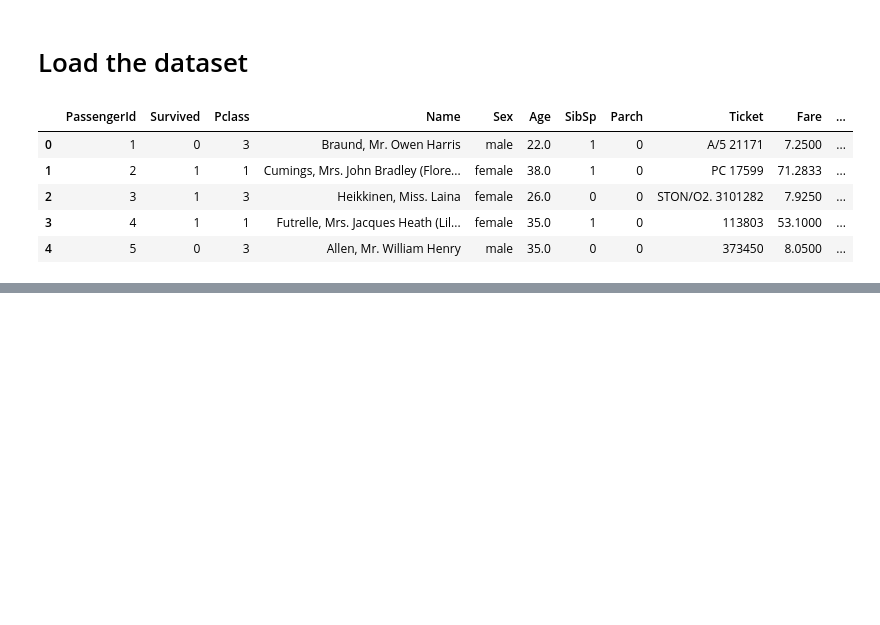
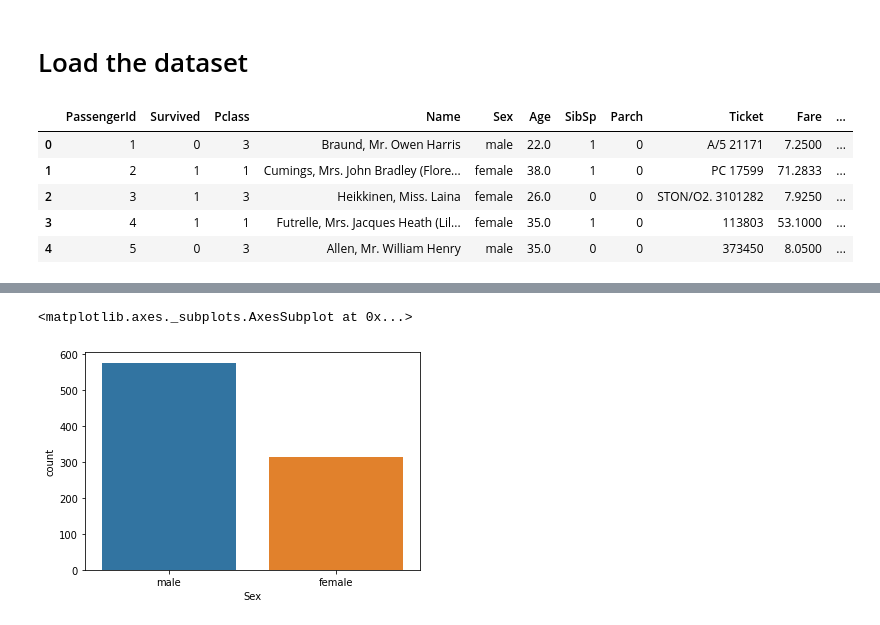
Before and after one commit to hirupiyumika/ML_Assignment2_IT18206524_IT18217414_IT18208368, a Jupyter notebook: Predict_survival_on_the_Titanic.ipynb, the cells around one changed output, grey strips where cells are left out. Saved outputs shown, nothing was run; the diff lists cells and outputs as text; code cells hidden in the pictures; blank space fills up the shorter version.

```diff
--- a/Predict_survival_on_the_Titanic.ipynb
+++ b/Predict_survival_on_the_Titanic.ipynb
@@ -27,0 +83,7 @@ train.head()
+# %%
+## categorical attributes
+
+sns.countplot(train['Sex'])
+# %% [output]
+<matplotlib.axes._subplots.AxesSubplot at 0x...>
+[figure, added]
```
Also changed, not shown: parts of 15 cells of this notebook, 3 other files.
